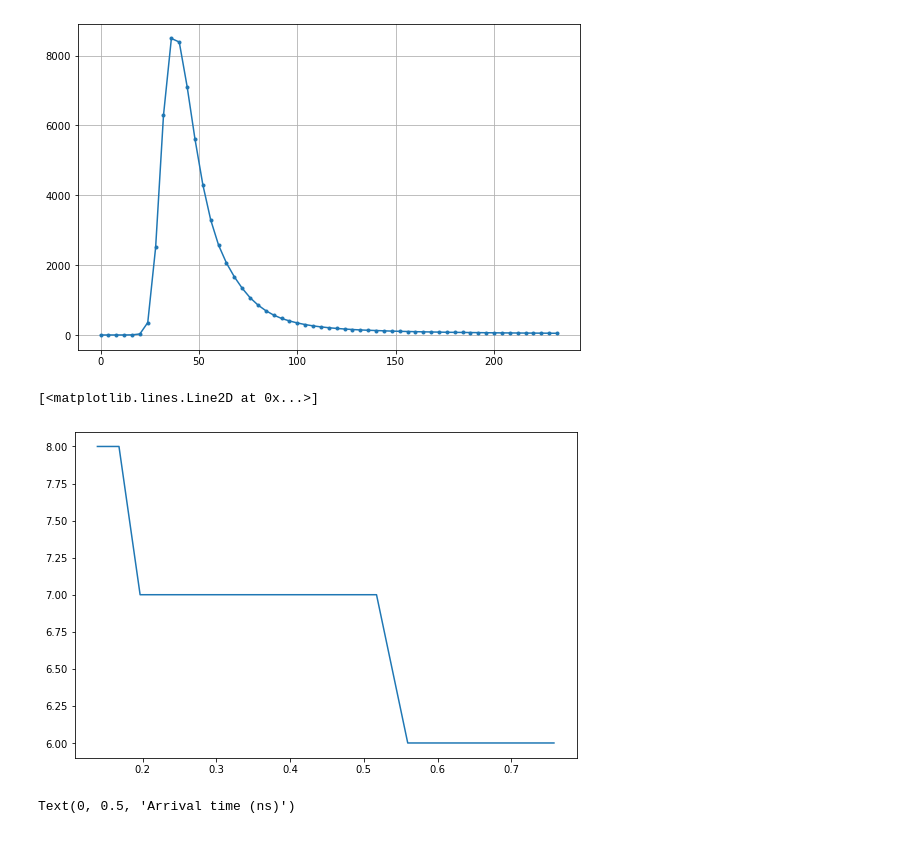
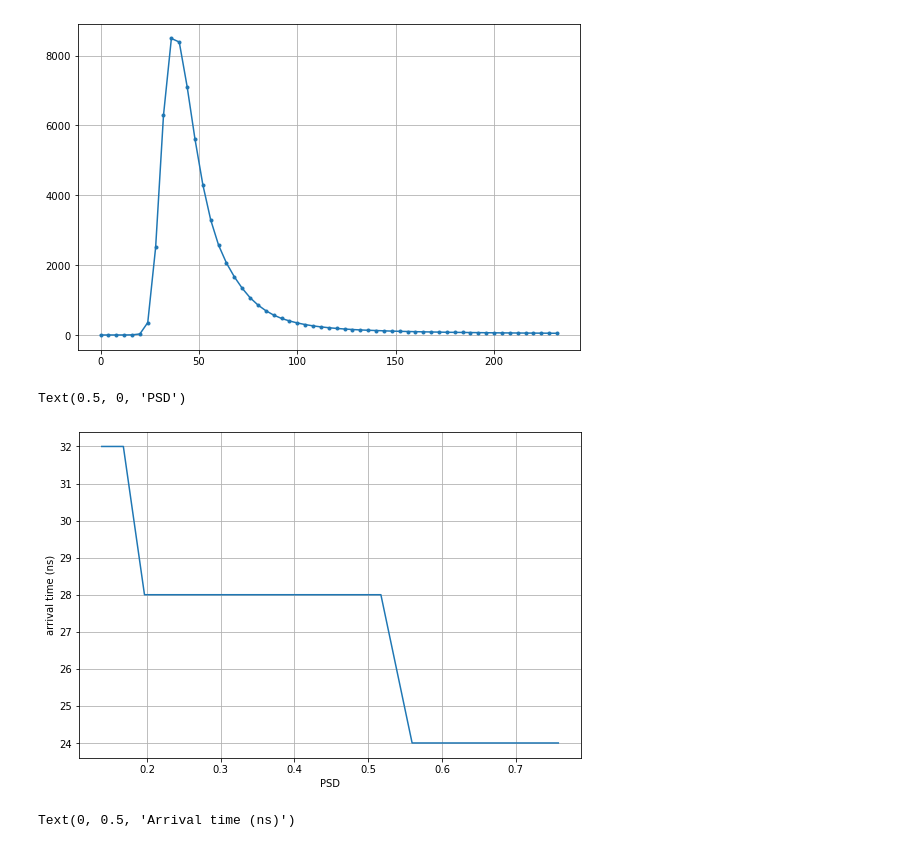
Before and after one commit to alexwenym/PROSPECT_pulse_clipping_analysis, a Jupyter notebook: clipping_analysis5.ipynb, the cells around one changed output. Cells and saved outputs as stored; diff of their text form; code cells hidden in the pictures.

```diff
--- a/clipping_analysis5.ipynb
+++ b/clipping_analysis5.ipynb
@@ -276,10 +276,13 @@ for ch in clip_heights:
     atime = get_time_index(xparam, temp_y_sample_points_clipped)
     atime_list = np.append(atime_list, atime)
 # %%
-plt.plot(psd_list, atime_list)
+plt.plot(psd_list, atime_list*4)
+plt.grid()
+plt.ylabel('arrival time (ns)')
+plt.xlabel('PSD')
 # %% [output]
-[<matplotlib.lines.Line2D at 0x...>]
+Text(0.5, 0, 'PSD')
-[figure, old version]
+[figure, new version]
 # %%
 atime_list_uncorrected = np.copy(atime_list)
 
```
Also changed, not shown: parts of 3 cells of this notebook, 2 other files.
